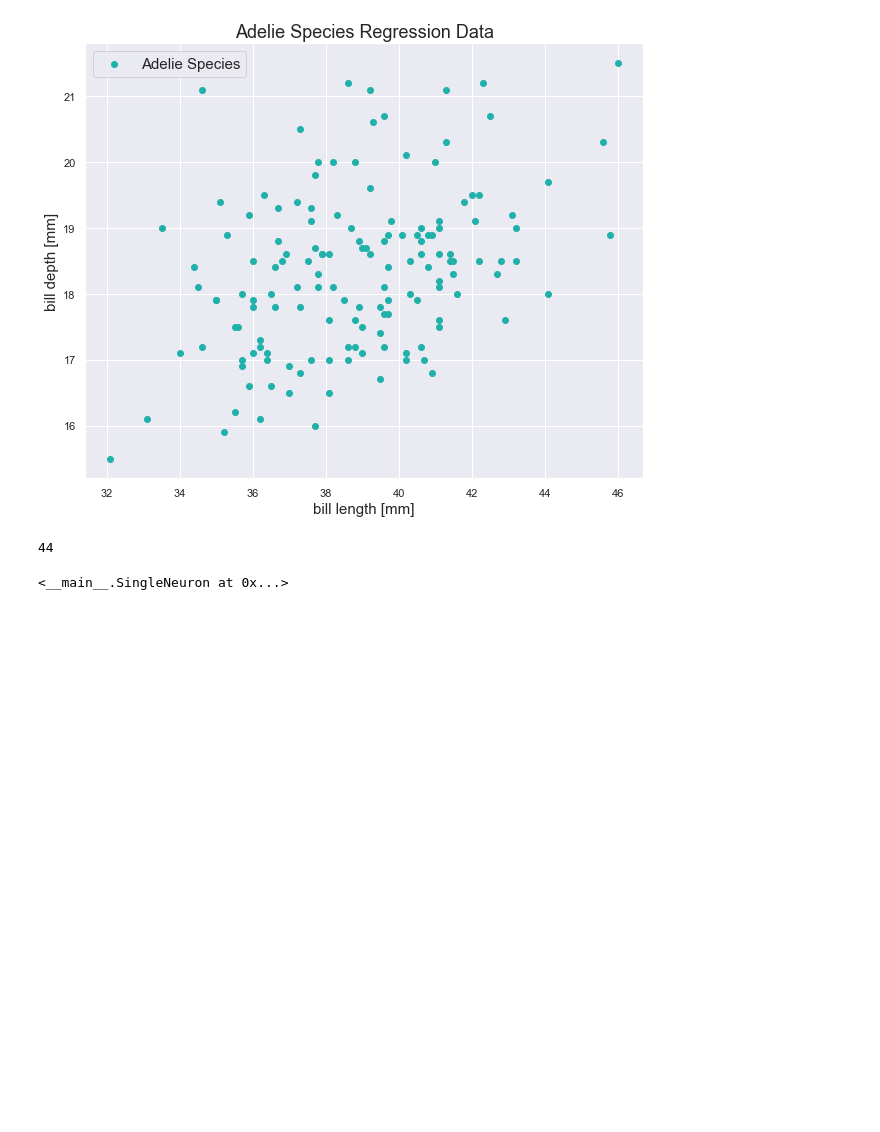
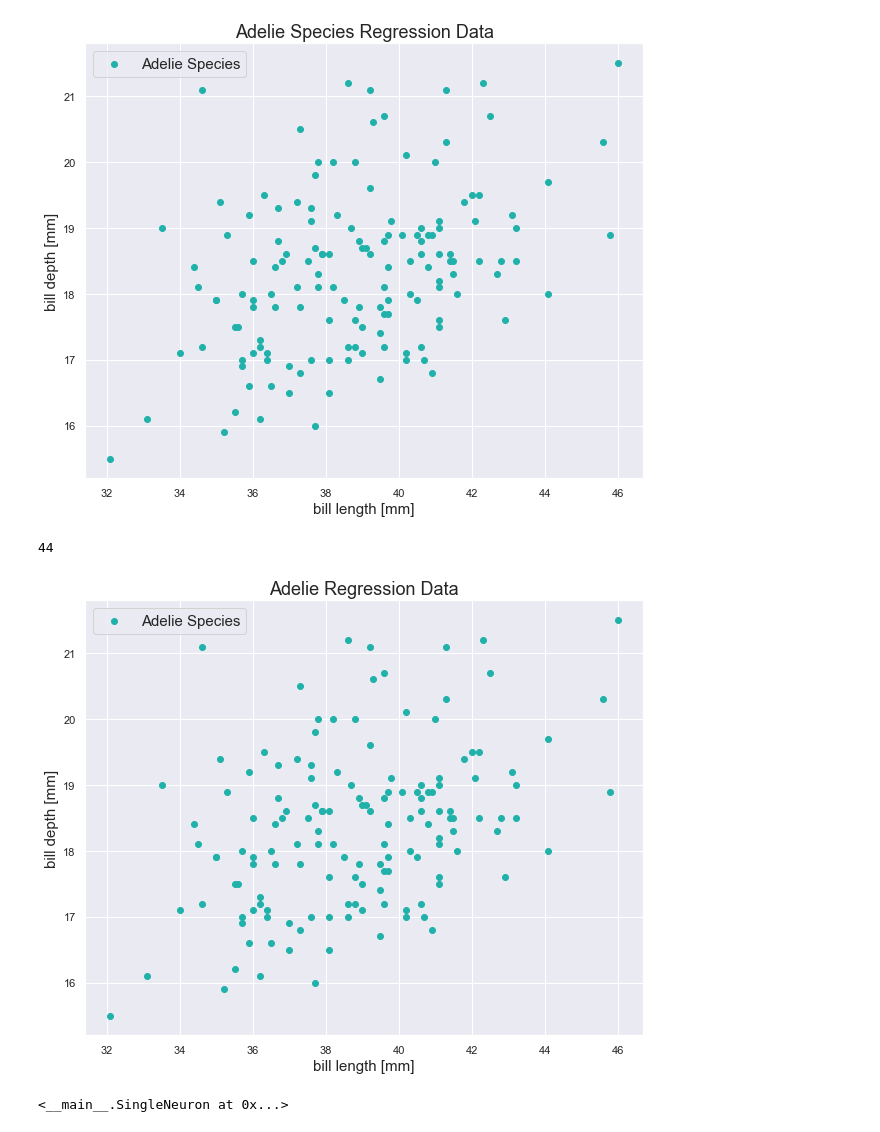
Before and after one commit to alinaali/Data_Science_and_Machine_Learning, a Jupyter notebook: Supervised Learning/Linear_Regression/Linear_Regression.ipynb, the cells around one changed output. Drawn from its saved outputs; the diff is of its cells as text; code cells hidden in the pictures; blank space fills up the shorter version.

```diff
--- a/Supervised Learning/Linear_Regression/Linear_Regression.ipynb
+++ b/Supervised Learning/Linear_Regression/Linear_Regression.ipynb
@@ -83,6 +83,16 @@ X_train, X_test, y_train, y_test = train_test_split(X, y, test_size= 0.3)
 len(y_test)
 # %% [output]
 44
+# %%
+plt.figure(figsize = (10, 8))
+plt.scatter(X, y, color = "lightseagreen", label = "Adelie Species")
+plt.xlabel("bill length [mm]", fontsize = 15)
+plt.ylabel("bill depth [mm]", fontsize = 15)
+plt.title("Adelie Regression Data", fontsize = 18)
+plt.legend(fontsize = 15)
+plt.show()
+# %% [output]
+[figure, added]
 # %%
 def linear_activation(z):
     return z
```
Also changed, not shown: parts of 2 cells of this notebook, 1 other file.
